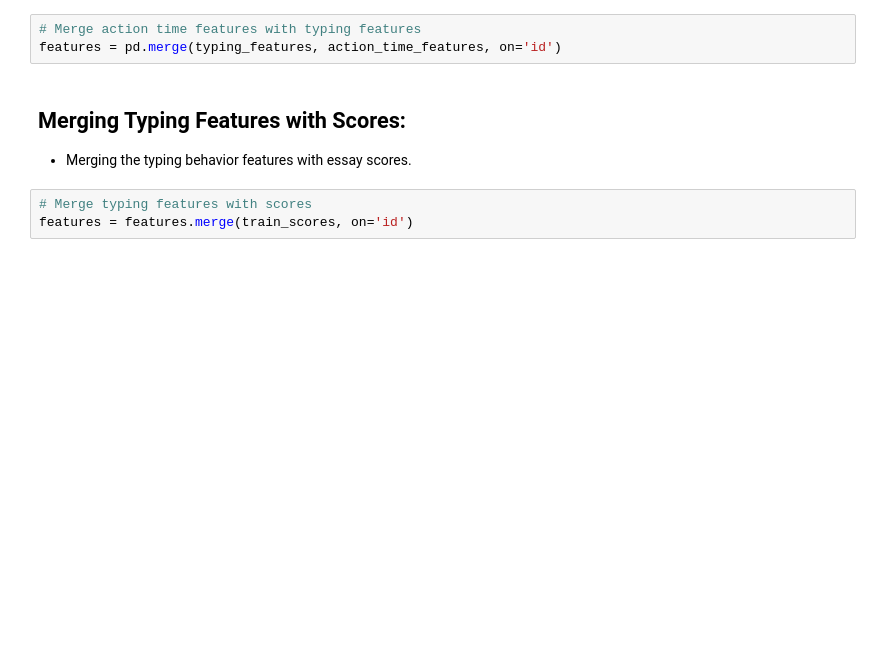
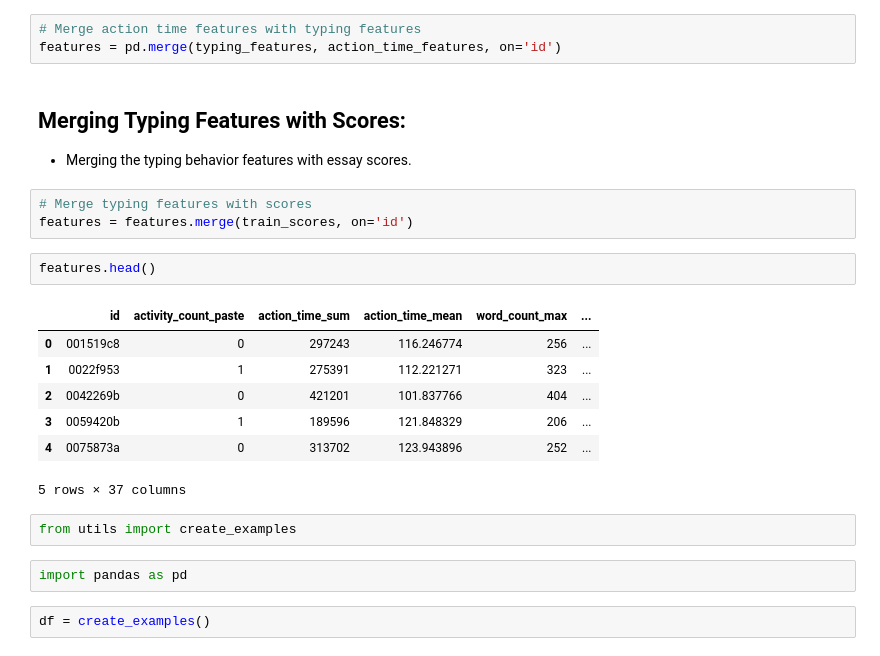
Before and after one commit to luispintoc/Linking-Writing, a Jupyter notebook: feature_eng/feature_eng.ipynb, the cells around one changed output. Cells and saved outputs as stored; diff of their text form; blank space fills up the shorter version.

```diff
--- a/notebooks/feature_eng.ipynb
+++ b/feature_eng/feature_eng.ipynb
@@ -271,3 +303,19 @@ features = pd.merge(typing_features, action_time_features, on='id')
 # %%
 # Merge typing features with scores
 features = features.merge(train_scores, on='id')
+# %%
+features.head()
+# %% [output]
+|  | id | activity_count_paste | action_time_sum | action_time_mean | word_count_max | ... |
+| 0 | 001519c8 | 0 | 297243 | 116.246774 | 256 | ... |
+| 1 | 0022f953 | 1 | 275391 | 112.221271 | 323 | ... |
+| 2 | 0042269b | 0 | 421201 | 101.837766 | 404 | ... |
+| 3 | 0059420b | 1 | 189596 | 121.848329 | 206 | ... |
+| 4 | 0075873a | 0 | 313702 | 123.943896 | 252 | ... |
+5 rows × 37 columns
+# %%
+from utils import create_examples
+# %%
+import pandas as pd
+# %%
+df = create_examples()
```
Also changed, not shown: parts of 4 cells of this notebook, 3 other files.
